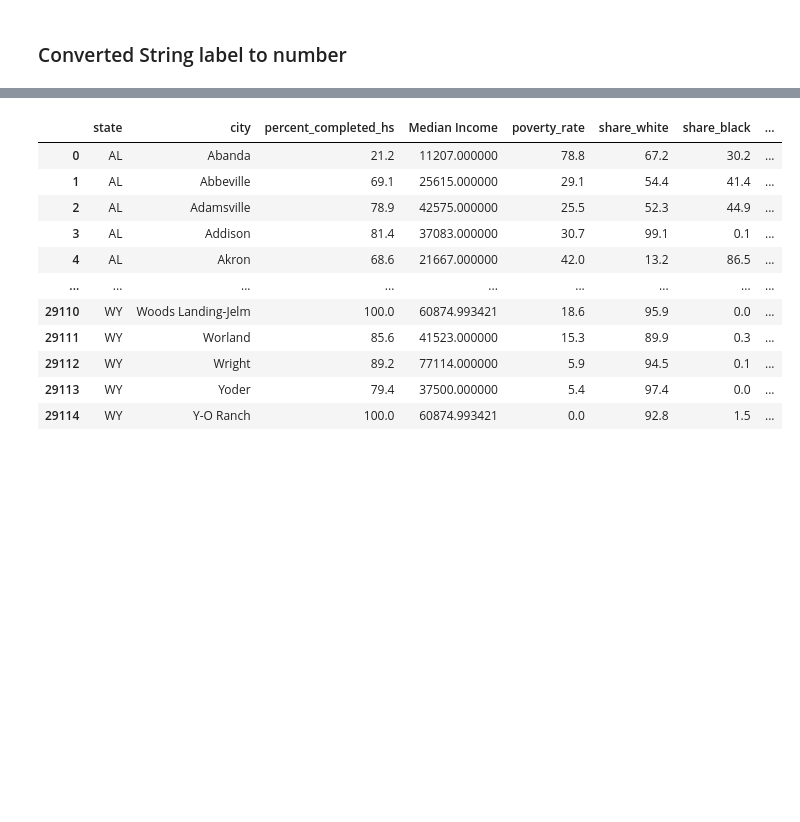
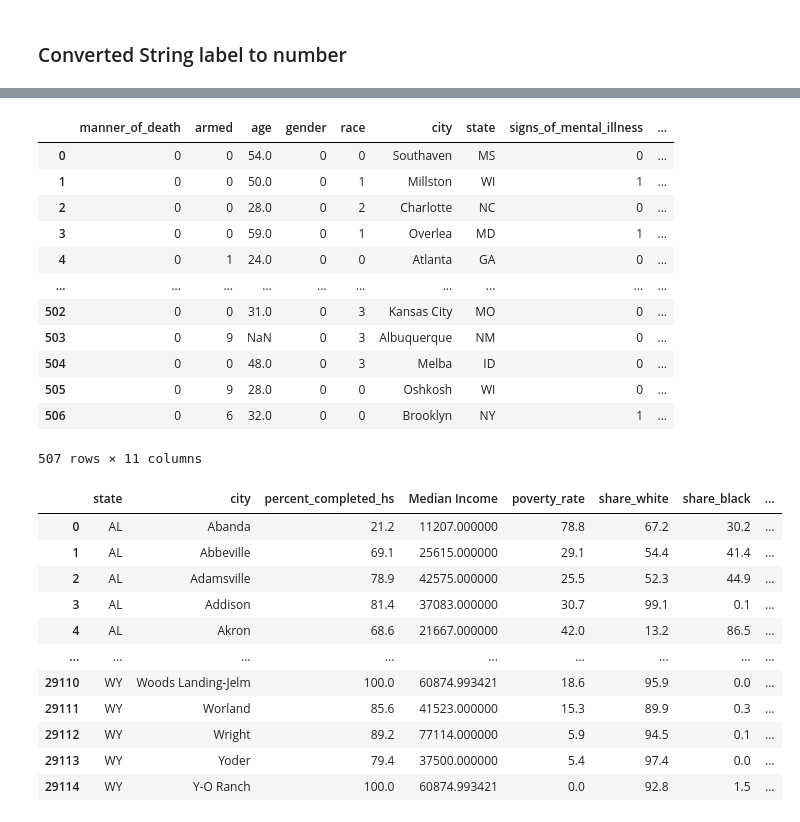
Before and after one commit to xudyang1/data_science_project, a Jupyter notebook: 05-07-update.ipynb, the cells around one changed output, grey strips where cells are left out. Cells and saved outputs as stored; diff of their text form; code cells hidden in the pictures; blank space fills up the shorter version.

```diff
--- a/05-07-update.ipynb
+++ b/05-07-update.ipynb
@@ -966,3 +962,20 @@ train
+# %%
+test.drop(columns=['id', 'name', 'date'], inplace=True)
+test
+# %% [output]
+|  | manner_of_death | armed | age | gender | race | city | state | signs_of_mental_illness | ... |
+| 0 | 0 | 0 | 54.0 | 0 | 0 | Southaven | MS | 0 | ... |
+| 1 | 0 | 0 | 50.0 | 0 | 1 | Millston | WI | 1 | ... |
+| 2 | 0 | 0 | 28.0 | 0 | 2 | Charlotte | NC | 0 | ... |
+| 3 | 0 | 0 | 59.0 | 0 | 1 | Overlea | MD | 1 | ... |
+| 4 | 0 | 1 | 24.0 | 0 | 0 | Atlanta | GA | 0 | ... |
+| ... | ... | ... | ... | ... | ... | ... | ... | ... | ... |
+| 502 | 0 | 0 | 31.0 | 0 | 3 | Kansas City | MO | 0 | ... |
+| 503 | 0 | 9 | NaN | 0 | 3 | Albuquerque | NM | 0 | ... |
+| 504 | 0 | 0 | 48.0 | 0 | 3 | Melba | ID | 0 | ... |
+| 505 | 0 | 9 | 28.0 | 0 | 0 | Oshkosh | WI | 0 | ... |
+| 506 | 0 | 6 | 32.0 | 0 | 0 | Brooklyn | NY | 1 | ... |
+507 rows × 11 columns
 # %%
 merged
 # %% [output]
```
Also changed, not shown: parts of 39 cells of this notebook.
